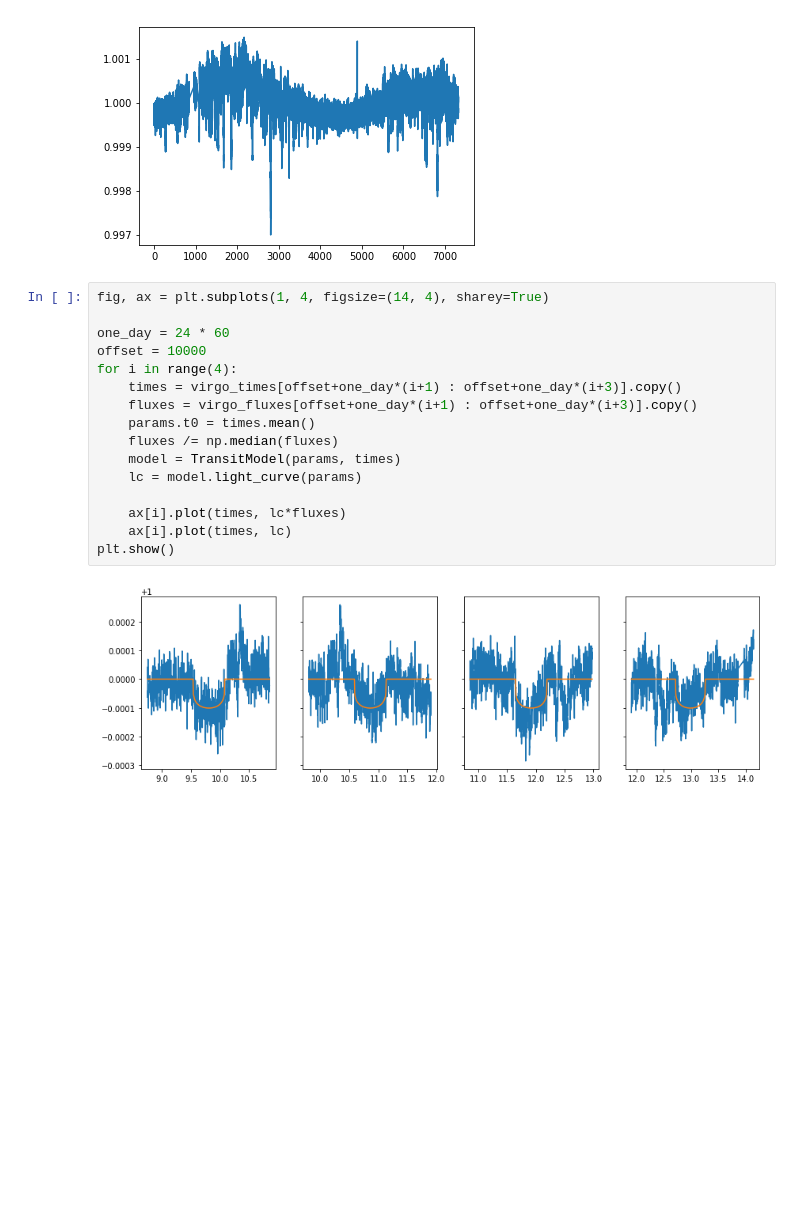
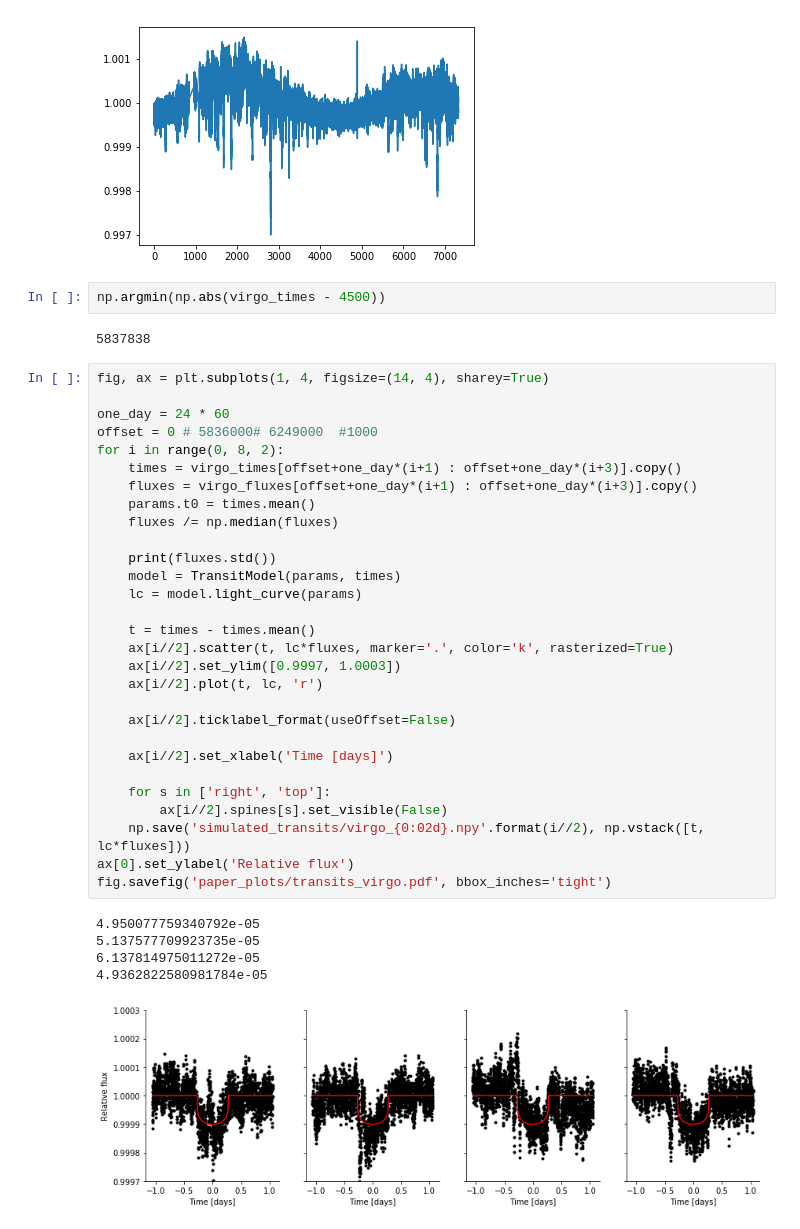
Before and after one commit to bmorris3/shocksgo, a Jupyter notebook: notebooks/demo.ipynb, the cells around one changed output. Saved outputs shown, nothing was run; the diff lists cells and outputs as text; blank space fills up the shorter version.

```diff
--- a/notebooks/demo.ipynb
+++ b/notebooks/demo.ipynb
@@ -79,21 +103,42 @@ plt.plot(virgo_times, virgo_fluxes)
 # %% [output]
 [<matplotlib.lines.Line2D at 0x...>]
 [figure]
+# %%
+np.argmin(np.abs(virgo_times - 4500))
+# %% [output]
+5837838
 # %%
 fig, ax = plt.subplots(1, 4, figsize=(14, 4), sharey=True)
 
 one_day = 24 * 60
-offset = 10000
-for i in range(4):
+offset = 0 # 5836000# 6249000  #1000
+for i in range(0, 8, 2):
     times = virgo_times[offset+one_day*(i+1) : offset+one_day*(i+3)].copy()
     fluxes = virgo_fluxes[offset+one_day*(i+1) : offset+one_day*(i+3)].copy()
     params.t0 = times.mean()
     fluxes /= np.median(fluxes)
+
+    print(fluxes.std())
     model = TransitModel(params, times)
     lc = model.light_curve(params)
 
-    ax[i].plot(times, lc*fluxes)
-    ax[i].plot(times, lc)
-plt.show()
+    t = times - times.mean()
+    ax[i//2].scatter(t, lc*fluxes, marker='.', color='k', rasterized=True)
+    ax[i//2].set_ylim([0.9997, 1.0003])
+    ax[i//2].plot(t, lc, 'r')
+
+    ax[i//2].ticklabel_format(useOffset=False)
+
+    ax[i//2].set_xlabel('Time [days]')
+
+    for s in ['right', 'top']:
+        ax[i//2].spines[s].set_visible(False)
+    np.save('simulated_transits/virgo_{0:02d}.npy'.format(i//2), np.vstack([t, lc*fluxes]))
+ax[0].set_ylabel('Relative flux')
+fig.savefig('paper_plots/transits_virgo.pdf', bbox_inches='tight')
 # %% [output]
+4.950077759340792e-05
+5.137577709923735e-05
+6.137814975011272e-05
+4.9362822580981784e-05
-[figure, old version]
+[figure, new version]
```
Also changed, not shown: parts of 13 cells of this notebook, 6 other files.
